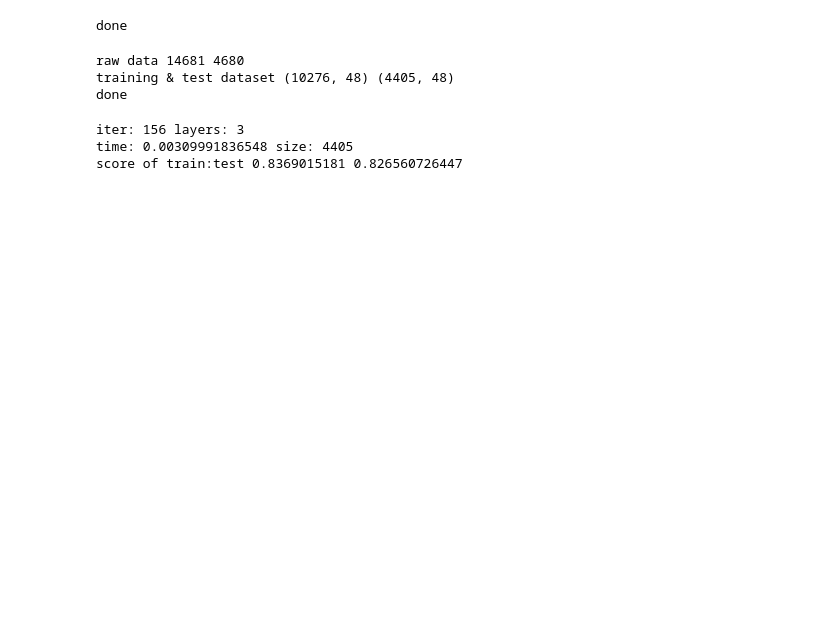
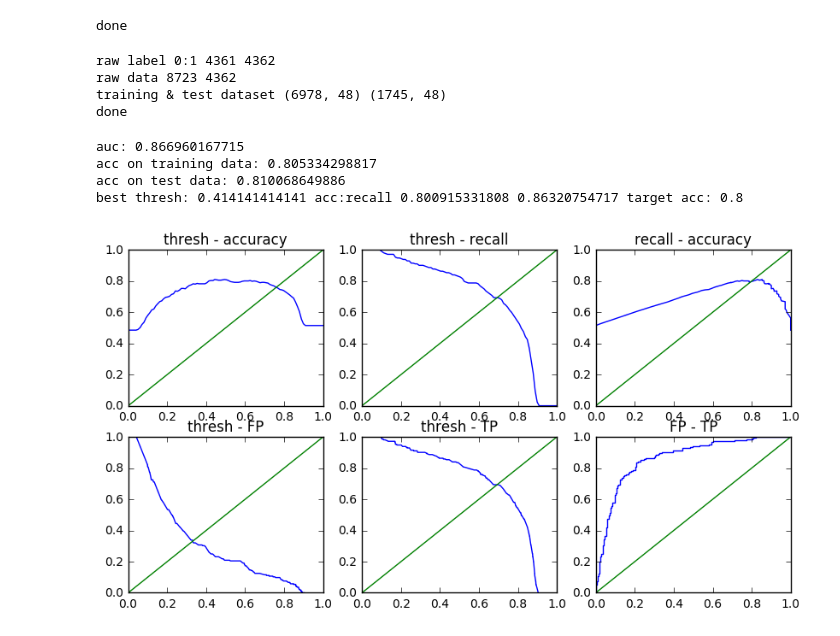
Before and after one commit to yuyistudio/jupyter, a Jupyter notebook: location_type_classification/nn.ipynb, the cells around one changed output. Saved outputs shown, nothing was run; the diff lists cells and outputs as text; code cells hidden in the pictures; blank space fills up the shorter version.

```diff
--- a/location_type_classification/nn.ipynb
+++ b/location_type_classification/nn.ipynb
@@ -5,52 +5,74 @@ import sklearn
 import sklearn.datasets
 import sklearn.linear_model
 import matplotlib
+from sklearn import cross_validation,metrics
 %matplotlib inline
 matplotlib.rcParams['figure.figsize'] = (10.0, 8.0)
+import json
+
+loc_type = 'home'
+version = 'v200'
+input_filename = ".users.training.v2.%s" % loc_type
+target_acc = {
+    "nn_home":0.80,
+    "nn_work":0.75,
+    "rf_home":0.83,
+    "rf_work":0.77,
+}
 
 print 'done'
 # %% [output]
 done
 # %%
-import json
 
 #
+
+MIN_CLUSTER_POINT_COUNT = 13
+MAX_POSITIVE_DATA = 4361
+MAX_NEGATIVE_DATA = MAX_POSITIVE_DATA
+
 def load_data():
-    filename = "data_for_training.work"
     X_res = []
     y_res = []
+    rows = []
     c1 = 0
     c0 = 0
-    max_c = 10000
-    for line in open(filename):
-        row = json.loads(line.strip())
-        label = row[-1]
+    for line in open(input_filename):
+        try:
+            row = json.loads(line.strip())
+        except:
+            print 'failed to load json', line
+        if row['point_count'] < MIN_CLUSTER_POINT_COUNT:
+            continue
+        label = row['label']
         if label == 0:
-            if c0 > max_c:
+            if c0 > MAX_NEGATIVE_DATA:
                 continue
             else:
                 c0 += 1
         elif label == 1:
-            if c1 > max_c:
+            if c1 > MAX_POSITIVE_DATA:
                 continue
             else:
                 c1 += 1
-        X_res.append(row[:-1])
+        X_res.append(row['features'])
         y_res.append(label)
-    return np.array(X_res, dtype='float64'), np.array(y_res, dtype='int')
+    print 'raw label 0:1', c0, c1
+    return np.array(X_res, dtype='float64'), np.array(y_res, dtype='int'), rows
 
-X, y = load_data()
+X, y, rows = load_data()  # rows是原始输入数据，每个元素就是输入文件中的一行
 print 'raw data', len(y), np.sum(y)
 
 
 from sklearn.model_selection import train_test_split
 
-X_train, X_test, y_train, y_test = train_test_split(X, y, test_size=0.3, random_state=42)
+X_train, X_test, y_train, y_test = train_test_split(X, y, test_size=0.2, random_state=42)
 
 print 'training & test dataset', X_train.shape, X_test.shape
 
 print 'done'
 # %% [output]
-raw data 14681 4680
-training & test dataset (10276, 48) (4405, 48)
+raw label 0:1 4361 4362
+raw data 8723 4362
+training & test dataset (6978, 48) (1745, 48)
 done
@@ -59,49 +163,47 @@ from sklearn import neural_network
 import time, os, pickle
 
 def get_clf(use_cache=True):
-    filename = "nn.work.model"
+    filename = "nn.%s.%s.model" % (loc_type, version)
     if use_cache and os.path.exists(filename):
         print 'cache hit'
         return pickle.loads(open(filename, 'r').read())
-    clf = neural_network.MLPClassifier(hidden_layer_sizes=(20,),
+    clf = neural_network.MLPClassifier(hidden_layer_sizes=(48,48,48),
                                        activation='relu',
                                        solver='adam',
-                                       alpha=0.03,  # 学习速率
+                                       alpha=0.9,  # 学习速率
                                        batch_size='auto',
                                        learning_rate='constant',
                                        learning_rate_init=0.001,
                                        power_t=0.5,
                                        max_iter=10000,
                                        shuffle=True,
                                        random_state=3,  # 初始状态的随机种子
                                        tol=0.0001,
                                        verbose=False,
                                        warm_start=False,
                                        momentum=0.9,
                                        nesterovs_momentum=True,
                                        early_stopping=False,
                                        validation_fraction=0.1,
                                        beta_1=0.9,
                                        beta_2=0.999,
                                        epsilon=1e-08)
     clf.fit(X_train, y_train)
     fout = open(filename, 'w')
     fout.write(pickle.dumps(clf))
     fout.close()
     return clf
 
 clf = get_clf(False)
+proba = clf.predict_proba(X_test)[:,1]  # 每个元素都是属于该类别的概率大小
 
-print 'iter:', clf.n_iter_, 'layers:', clf.n_layers_
-t1 = time.time()
-proba = clf.predict_proba(X_test)[:,1]  # 每个元素都是属于该类别的概率大小
-print 'time:', time.time() - t1, 'size:', len(X_test)
-
-print 'score of train:test', clf.score(X_train, y_train), clf.score(X_test, y_test)
+judge(clf, proba, target_acc=target_acc["nn_%s" % loc_type])
 # %% [output]
-iter: 156 layers: 3
-time: 0.00309991836548 size: 4405
-score of train:test 0.8369015181 0.826560726447
+auc: 0.866960167715
+acc on training data: 0.805334298817
+acc on test data: 0.810068649886
+best thresh: 0.414141414141 acc:recall 0.800915331808 0.86320754717 target acc: 0.8
+[figure, added]
 # %%
 from sklearn.ensemble import RandomForestClassifier
 
```
Also changed, not shown: parts of 4 cells of this notebook, 6 other files.
